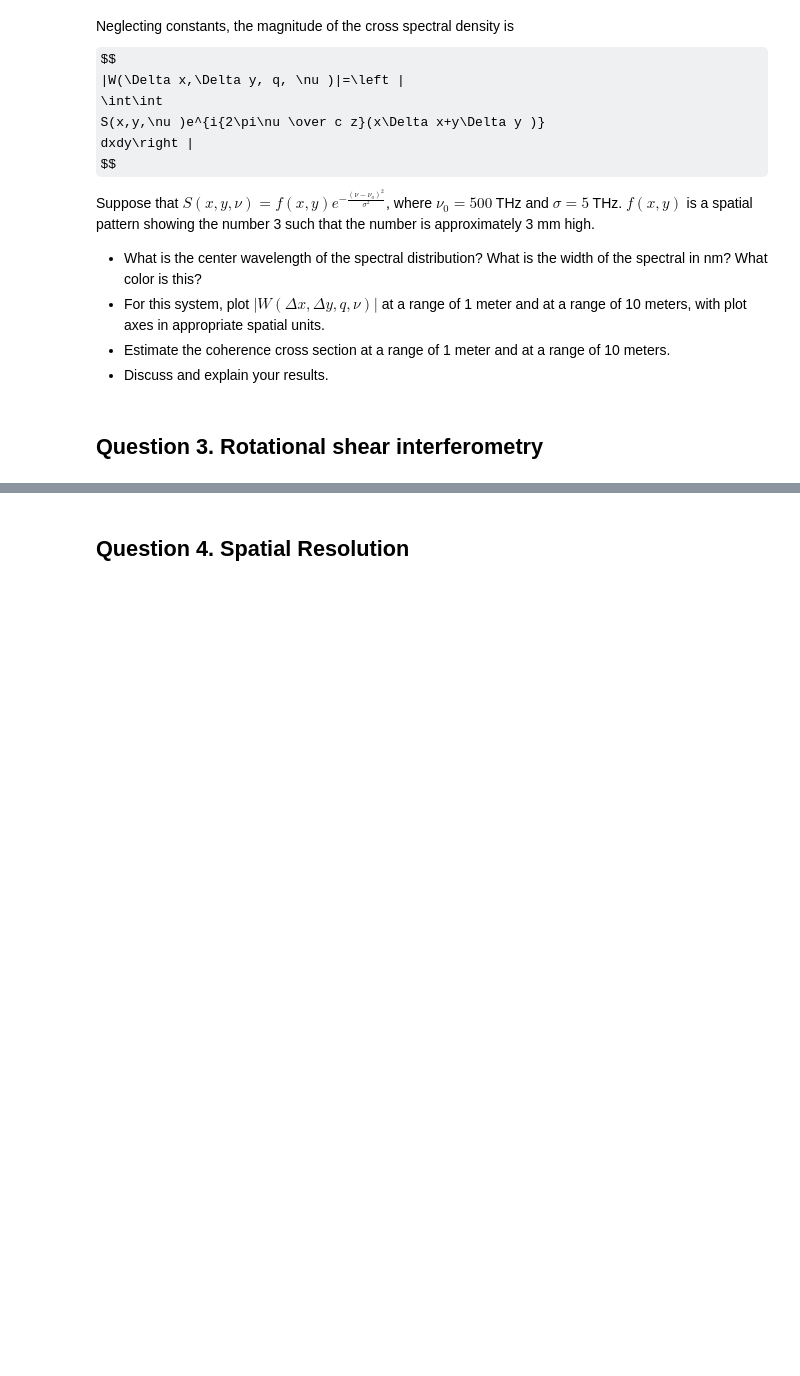
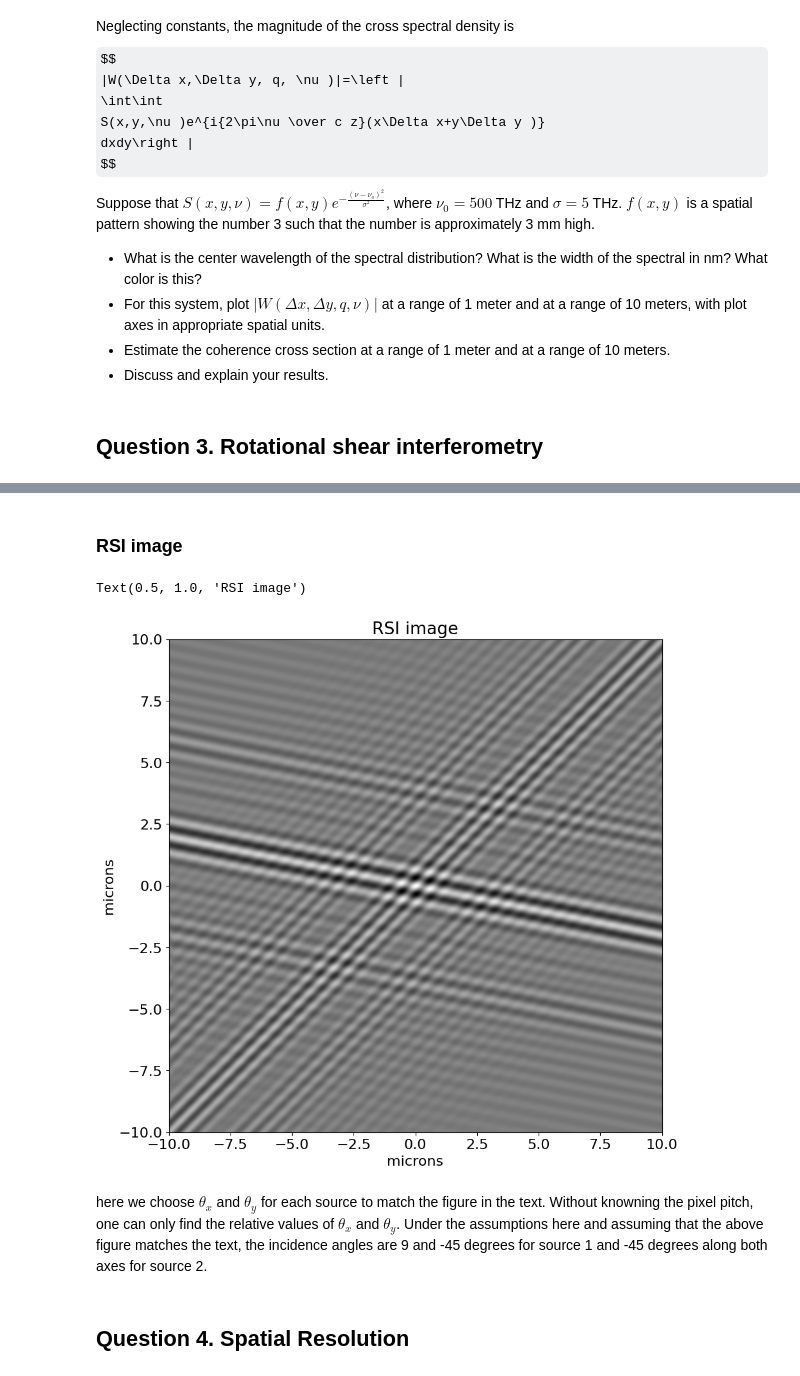
Before and after one commit to arizonaCameraLab/computationalImaging, a Jupyter notebook: coherence/ComputationalPhotographyHomework1.ipynb, the cells around one changed output, grey strips where cells are left out. Saved outputs shown, nothing was run; the diff lists cells and outputs as text; code cells hidden in the pictures; some formulas as TeX source; blank space fills up the shorter version.

```diff
--- a/coherence/ComputationalPhotographyHomework1.ipynb
+++ b/coherence/ComputationalPhotographyHomework1.ipynb
@@ -72,3 +143,22 @@ Suppose that $S(x,y,\nu )= f(x,y) e^{-\frac{(\nu - \nu_o)^2}{\sigma^2}}$, where
+# %% [markdown]
+### RSI image
+# %%
+from re import T
+x=np.linspace(-10,10,1024)*10**(-6)
+x,y=np.meshgrid(x,x)
+thetax1=.05*np.pi
+thetay1=-.25*np.pi
+thetax2=.25*np.pi
+thetay2=.25*np.pi
+plt.imshow(2+np.real(gamma((x*thetax1+y*thetay1)/c,nu1,nu2,nu3,sigma)+gamma2((x*thetax2+y*thetay2)/c,nu12,nu22,sigma)),cmap='gray', extent=[-10,10,-10,10])
+plt.xlabel('microns')
+plt.ylabel('microns')
+plt.title('RSI image')
+# %% [output]
+Text(0.5, 1.0, 'RSI image')
+[figure, added]
+# %% [markdown]
+here we choose $\theta_x$ and $\theta_y$ for each source to match the figure in the text. Without knowning the pixel pitch, one can only find the relative values of $\theta_x$ and $\theta_y$. Under the assumptions here and assuming that the above figure matches the text, the incidence angles are 9 and -45 degrees for source 1 and -45 degrees along both axes for source 2.
 # %% [markdown]
 ## Question 4. Spatial Resolution
 # %% [markdown]
```
Also changed, not shown: parts of 7 cells of this notebook.
